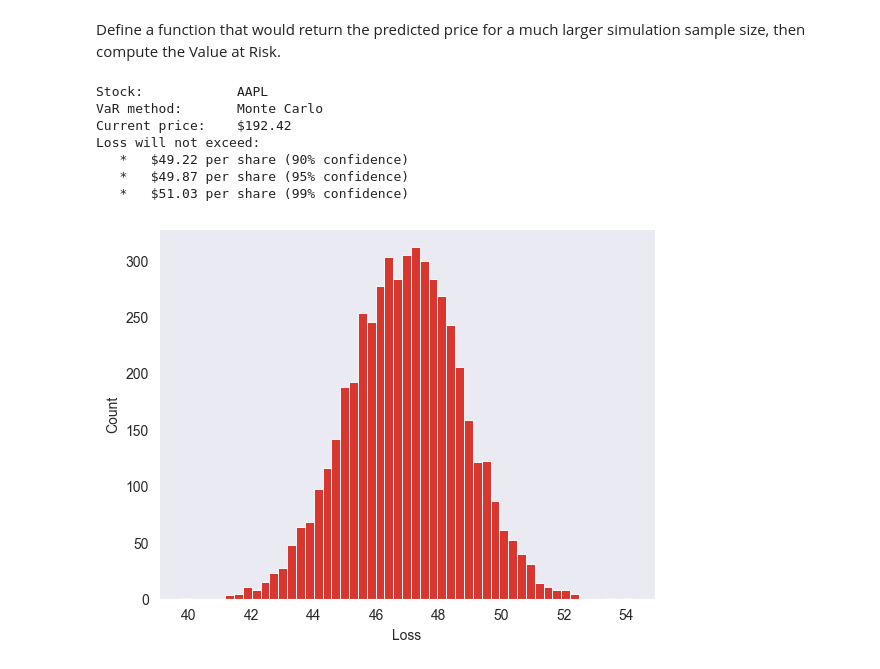
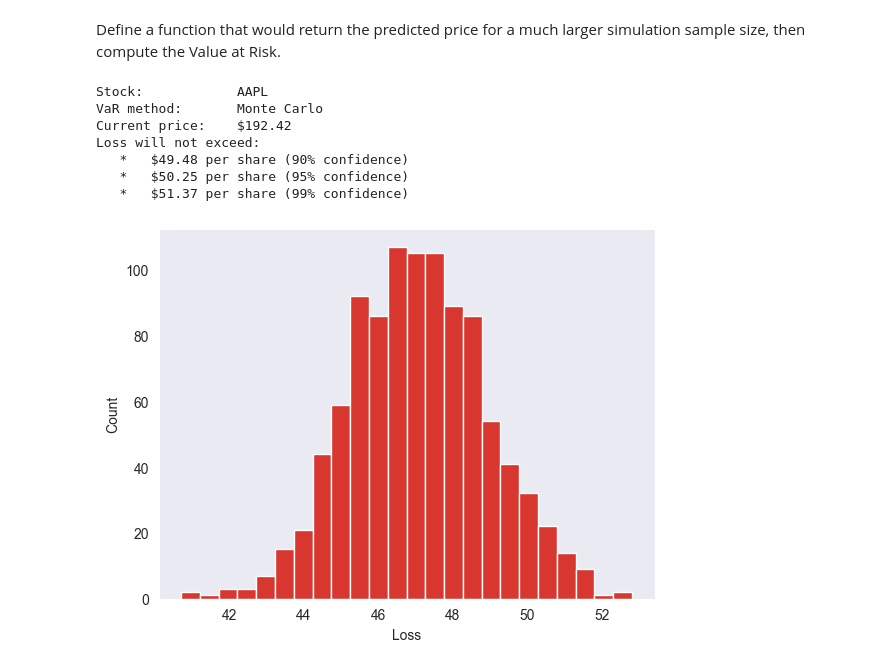
Before and after one commit to kellyle404/Risk_analysis_tech_stocks, a Jupyter notebook: finance.ipynb, the cells around one changed output. Saved outputs shown, nothing was run; the diff lists cells and outputs as text; code cells hidden in the pictures.

```diff
--- a/finance.ipynb
+++ b/finance.ipynb
@@ -565,38 +566,38 @@ def VaR_montecarlo(company, days, rep):
         prediction = price_montecarlo('AAPL', days).iloc[-1]['Simulated price']
         sim_results.append({
             'Simulation': i,
             'Prediction': prediction,
             'Loss': current_price - prediction
         })
         sim_results_df = pd.DataFrame(sim_results)
 
     alpha = [0.1, 0.05, 0.01]
     print(f'Stock:            {company}')
     print('VaR method:       Monte Carlo')
     print(f'Current price:    ${current_price:.2f}')
     print(f'Loss will not exceed:')
     for i in alpha:
         cutoff = sim_results_df['Prediction'].quantile(i)
         var = current_price - cutoff
         print(f'   *   ${var:.2f} per share ({(1-i)*100:.0f}% confidence)')
 
     sns.histplot(
         data = sim_results_df,
         x = 'Loss',
         color = company_colours[company],
         alpha = 1
     )
 
-VaR_montecarlo('AAPL', 252, 5000)
+VaR_montecarlo('AAPL', 252, 1000)
 # %% [output]
 Stock:            AAPL
 VaR method:       Monte Carlo
 Current price:    $192.42
 Loss will not exceed:
-   *   $49.22 per share (90% confidence)
-   *   $49.87 per share (95% confidence)
-   *   $51.03 per share (99% confidence)
+   *   $49.48 per share (90% confidence)
+   *   $50.25 per share (95% confidence)
+   *   $51.37 per share (99% confidence)
-[figure, old version]
+[figure, new version]
 # %% [markdown]
 <a name="recommendations"></a>
 ## 5. Recommendations for future work
```
Also changed, not shown: parts of 6 cells of this notebook, 6 other files.
